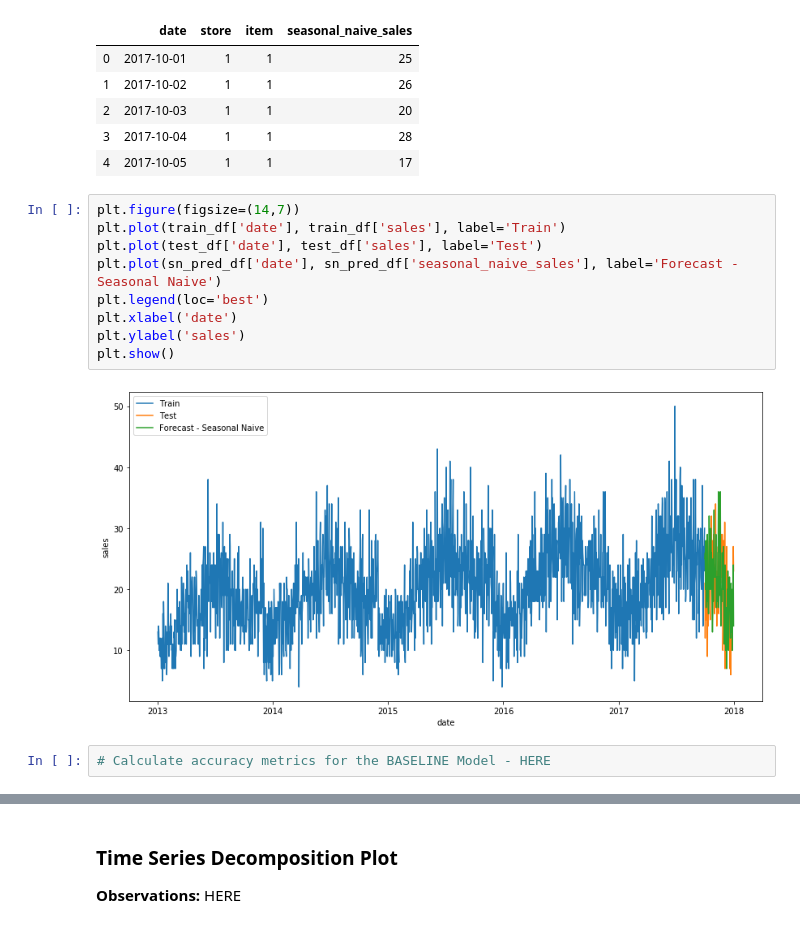
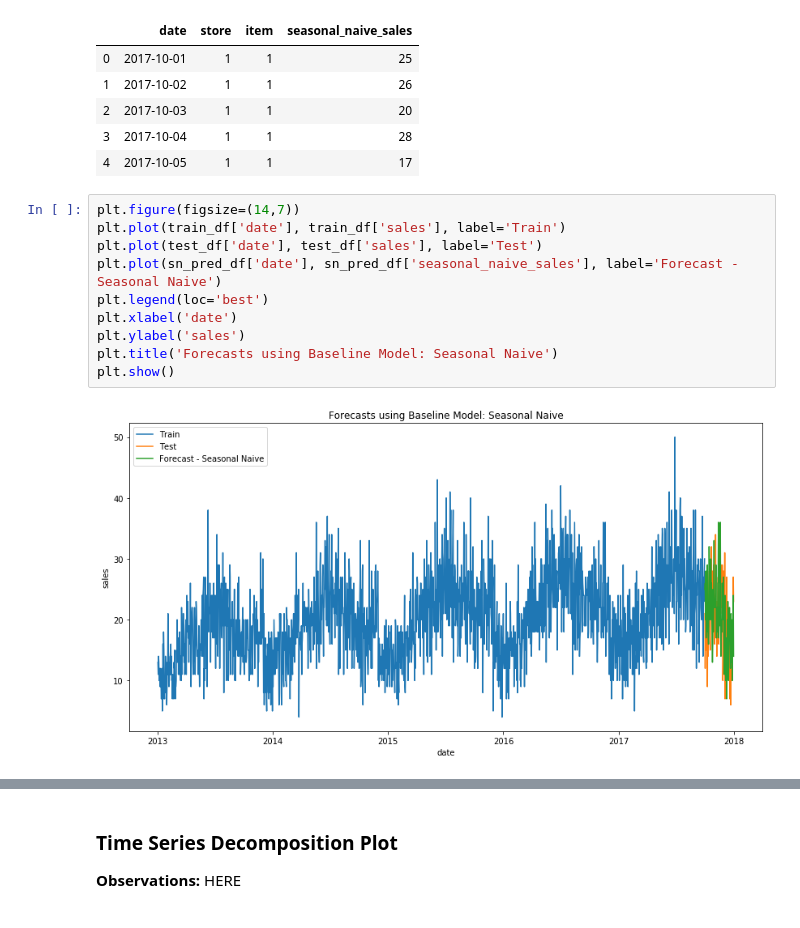
Before and after one commit to akshitvjain/product-sales-forecasting, a Jupyter notebook: notebook-sales-demand-forecasting.ipynb, the cells around one changed output, grey strips where cells are left out. Saved outputs shown, nothing was run; the diff lists cells and outputs as text.

```diff
--- a/notebook-sales-demand-forecasting.ipynb
+++ b/notebook-sales-demand-forecasting.ipynb
@@ -131,13 +131,12 @@ sn_pred_df.head()
 # %%
 plt.figure(figsize=(14,7))
 plt.plot(train_df['date'], train_df['sales'], label='Train')
 plt.plot(test_df['date'], test_df['sales'], label='Test')
 plt.plot(sn_pred_df['date'], sn_pred_df['seasonal_naive_sales'], label='Forecast - Seasonal Naive')
 plt.legend(loc='best')
 plt.xlabel('date')
 plt.ylabel('sales')
+plt.title('Forecasts using Baseline Model: Seasonal Naive')
 plt.show()
 # %% [output]
-[figure, old version]
+[figure, new version]
-# %%
-# Calculate accuracy metrics for the BASELINE Model - HERE
```
Also changed, not shown: parts of 1 cell of this notebook.
